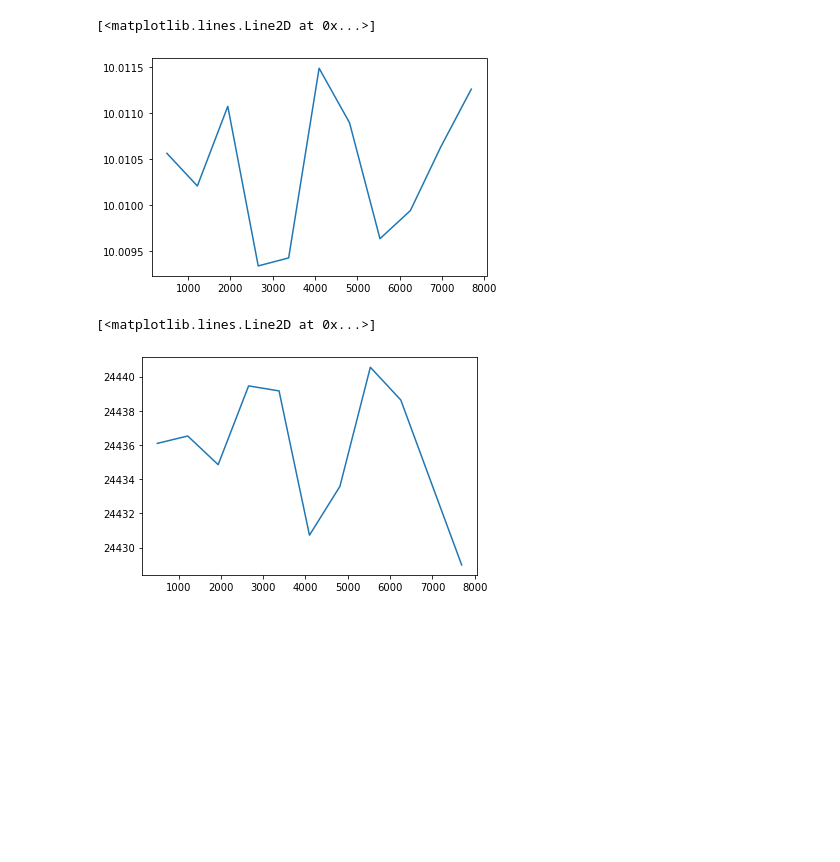
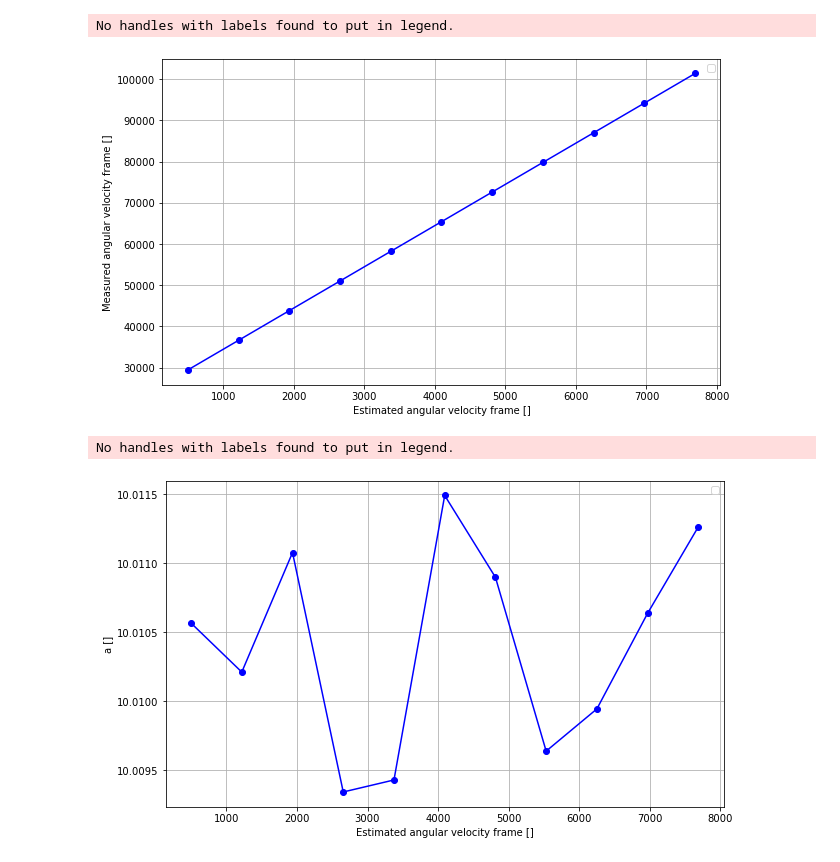
Before and after one commit to yossato/virtualGimbal, a Jupyter notebook: post_processing_software/jupyter/visualize_sync_table.ipynb, the cells around one changed output. Drawn from its saved outputs; the diff is of its cells as text; code cells hidden in the pictures; blank space fills up the shorter version.

```diff
--- a/post_processing_software/jupyter/visualize_sync_table.ipynb
+++ b/post_processing_software/jupyter/visualize_sync_table.ipynb
@@ -32,10 +27,19 @@ plt.plot(eavf,mavf,'bo-')
-# %%
-plt.plot(eavf,a)
-# %% [output]
-[<matplotlib.lines.Line2D at 0x...>]
-[figure, removed]
-# %%
-plt.plot(eavf,b)
-# %% [output]
-[<matplotlib.lines.Line2D at 0x...>]
-[figure, removed]
+# %%
+def plotSync(x,y,labelx,labely):
+    plt.figure(figsize=(10,6))
+    plt.plot(x,y,'bo-')
+    plt.xlabel(labelx)
+    plt.ylabel(labely)
+    plt.legend()
+    plt.grid()
+# %%
+plotSync(eavf,mavf,'Estimated angular velocity frame []','Measured angular velocity frame []')
+# %% [output]
+No handles with labels found to put in legend.
+[figure, added]
+# %%
+
+plotSync(eavf,a,'Estimated angular velocity frame []','a []')
+# %% [output]
+No handles with labels found to put in legend.
+[figure, added]
```
Also changed, not shown: parts of 2 cells of this notebook, 1 other file.
